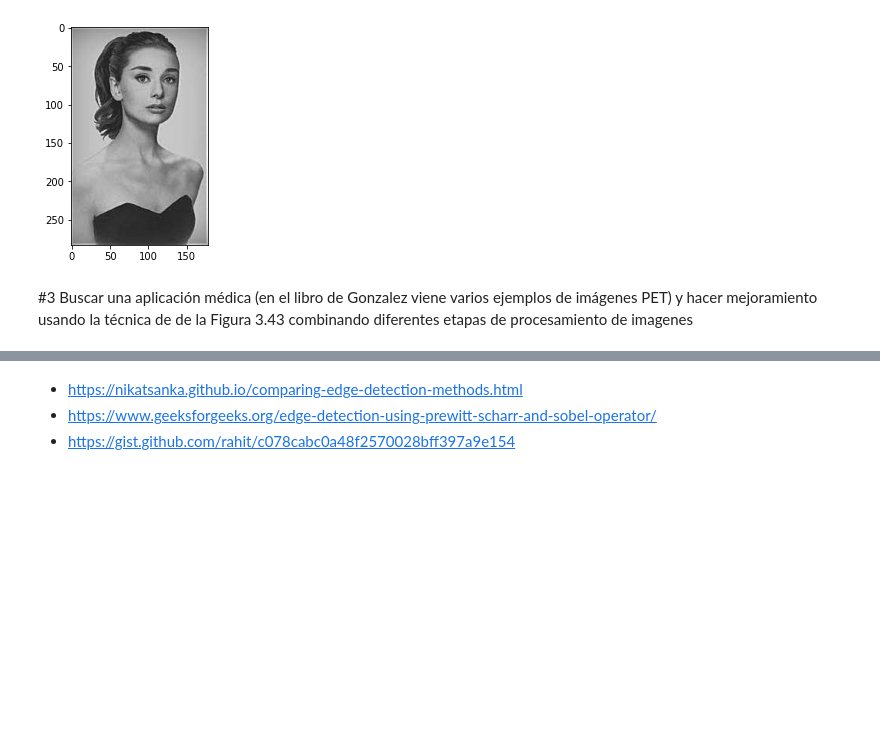
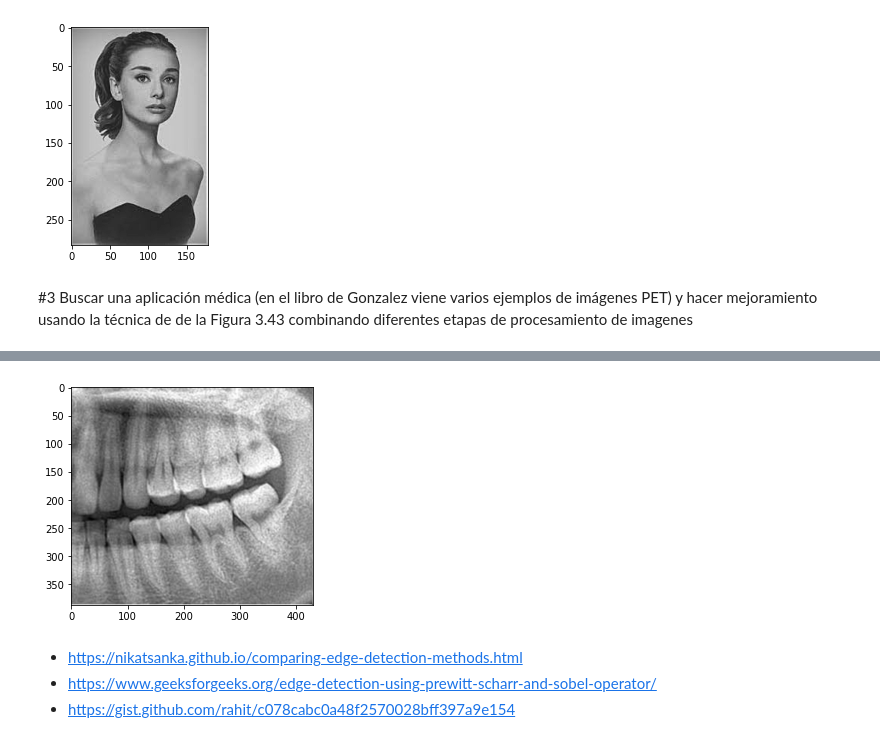
Before and after one commit to aalr007/VisionComputacional, a Jupyter notebook: 4_convolution.ipynb, the cells around one changed output, grey strips where cells are left out. Saved outputs shown, nothing was run; the diff lists cells and outputs as text; code cells hidden in the pictures; blank space fills up the shorter version.

```diff
--- a/4_convolution.ipynb
+++ b/4_convolution.ipynb
@@ -437,3 +439,11 @@ Buscar una aplicación médica (en el libro de Gonzalez viene varios ejemplos de
+# %%
+image3 = Image.open('sample_data/Xray.png').convert("L")
+image3 = np.array(image3)
+image3 = image3.astype(float)
+plt.imshow(image3,cmap='gray')
+plt.show()
+# %% [output]
+[figure, added]
 # %% [markdown]
 * https://nikatsanka.github.io/comparing-edge-detection-methods.html
 * https://www.geeksforgeeks.org/edge-detection-using-prewitt-scharr-and-sobel-operator/
```
Also changed, not shown: parts of 1 cell of this notebook.
